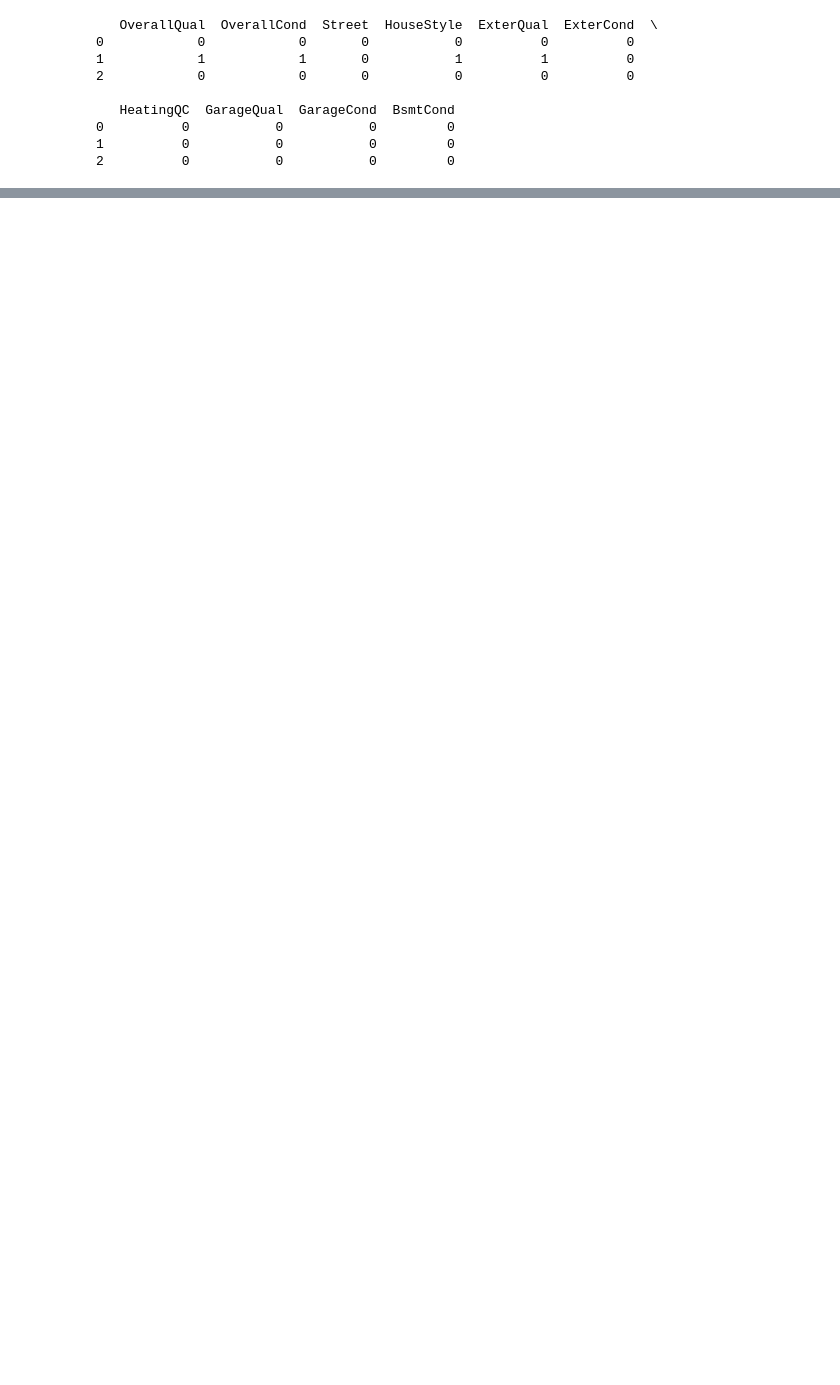
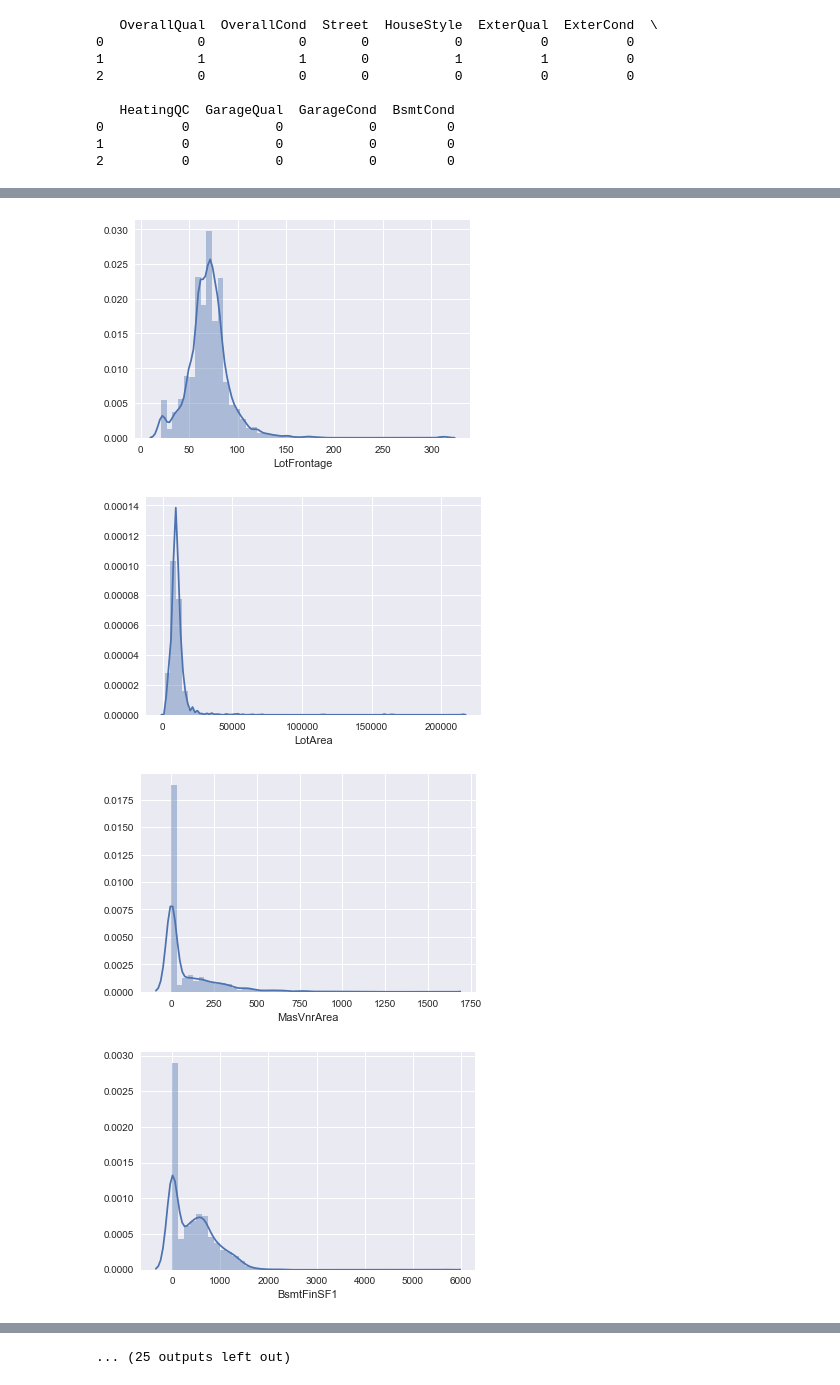
Before and after one commit to Mozzie395236/Kaggle_HousePricing, a Jupyter notebook: Kaggle_housePrice.ipynb, the cells around one changed output, grey strips where cells are left out. Cells and saved outputs as stored; diff of their text form; code cells hidden in the pictures; blank space fills up the shorter version.

```diff
--- a/Kaggle_housePrice.ipynb
+++ b/Kaggle_housePrice.ipynb
@@ -591,7 +613,3 @@ MiscFeature    0.963014
 dtype: float64
 <matplotlib.axes._subplots.AxesSubplot at 0x...>
 [figure]
-# %%
-#seperate target column
-df_y = df['SalePrice']
-df = df.drop(columns=['SalePrice','Id'])
@@ -609,7 +618,7 @@ df_cat = df.drop(columns=num)
 # %%
 #print catogory ditribution
 for i in range(df_cat.shape[1]):
-    sns.countplot(x=df_cat.columns[i], data=df)
+    sns.countplot(x=df_cat.columns[i], data=df.iloc[:1460,:])
     plt.show()
 # %% [output]
 [figure]
@@ -641,16 +652,28 @@ df_y[df['LotFrontage'].isna()].sort_values().hist()
 #fillna 14columns
 #['LotFrontage', 'MasVnrType'->'None', 'MasVnrArea'->102, 'BsmtQual'->'None', 'BsmtCond'->'None','BsmtExposure'->'None', 'BsmtFinType1'->'None', 'BsmtFinType2'->'None', 'Electrical'->'SBrkr','GarageType'->'None','GarageYrBlt'->'None', 'GarageFinish'->'None', 'GarageQual'->'None','GarageCond'->'None']
 #81 no garage
-assert sum(df[df['BsmtFinType1'].isna()].BsmtFinSF1!=0) == 0
-assert sum(df['GarageType'].isna()!=df['GarageFinish'].isna())==0
-assert sum(df['GarageQual'].isna()!=df['GarageFinish'].isna())==0
-assert sum(df['GarageCond'].isna()!=df['GarageFinish'].isna())==0
-assert sum(df['GarageYrBlt'].isna()!=df['GarageFinish'].isna())==0
-df[['LotFrontage']]=df['LotFrontage'][df_y.argsort()].interpolate()
+# assert sum(df[df['BsmtFinType1'].isna()].BsmtFinSF1!=0) == 0
+# assert sum(df['GarageType'].isna()!=df['GarageFinish'].isna())==0
+# assert sum(df['GarageQual'].isna()!=df['GarageFinish'].isna())==0
+# assert sum(df['GarageCond'].isna()!=df['GarageFinish'].isna())==0
+# assert sum(df['GarageYrBlt'].isna()!=df['GarageFinish'].isna())==0
+
+# df[['LotFrontage']]=df['LotFrontage'][df_y.argsort()].interpolate()
+df["LotFrontage"] = df.groupby("Neighborhood")["LotFrontage"].transform(lambda x: x.fillna(x.median()))
 assert df['LotFrontage'].isna().sum()==0
 df[['MasVnrArea']]=df['MasVnrArea'].fillna(value=102)
 assert df['MasVnrArea'].isna().sum()==0
 df[['Electrical']]=df['Electrical'].fillna(value='SBrkr')
 assert df['Electrical'].isna().sum()==0
-df=df.fillna(value='None')
-assert df.isna().sum().sum()==0
+filln = ('MasVnrType','BsmtQual','BsmtCond','BsmtExposure','BsmtFinType1','BsmtFinType2','GarageType','GarageYrBlt', 'GarageFinish','GarageQual','GarageCond')
+for i in filln:
+    df[[i]]=df[i].fillna(value='None')
+for col in df_cat.columns:
+    if col in df.columns:
+        df[[col]]=df[col].fillna(value=df[col].mode()[0])
+for col in ('Street', 'HouseStyle', 'ExterQual', 'ExterCond', 'HeatingQC','GarageQual', 'GarageCond', 'BsmtCond'):
+    if col in df.columns:
+        df[[col]]=df[col].fillna(value=df[col].mode()[0])
+for col in df_num.columns:
+    if col in df.columns and col not in ('Street', 'HouseStyle', 'ExterQual', 'ExterCond', 'HeatingQC','GarageQual', 'GarageCond', 'BsmtCond'):
+        df[[col]]=df[col].fillna(df[col].median())
@@ -673,0 +701,10 @@ print(df[numByCat].head(3))
+# %%
+#print numeric distribution
+for i in df_num.columns:
+    sns.distplot(df.iloc[:1460,:][i])
+    plt.show()
+# %% [output]
+[figure, added]
+[figure, added]
+[figure, added]
+[figure, added]
@@ -673,0 +719 @@ print(df[numByCat].head(3))
+... (25 outputs left out)
```
Also changed, not shown: parts of 45 cells of this notebook.
